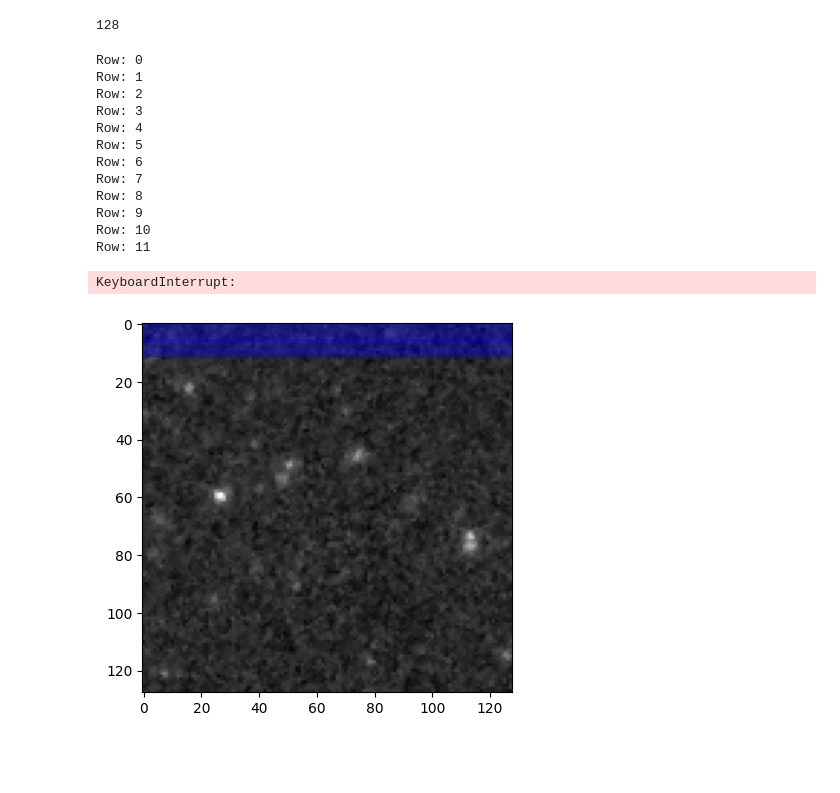
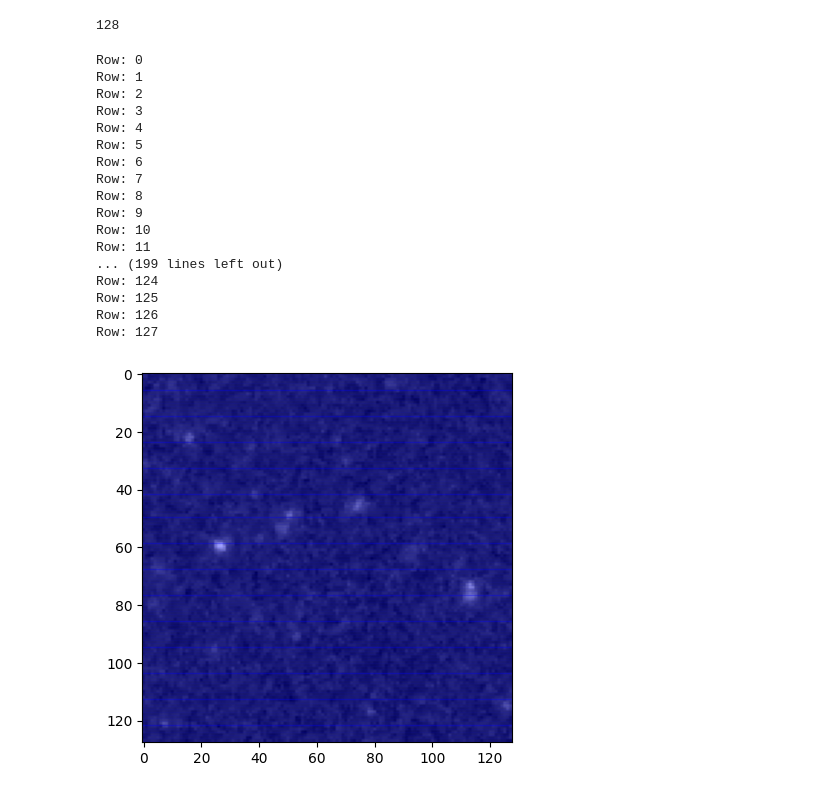
Before and after one commit to AuditoryVO/Hands_on_astronomical_data_sonification, a Jupyter notebook: SESSIONS/Session3/AstroImage_Sonification-Numpy.ipynb, the cells around one changed output. Drawn from its saved outputs; the diff is of its cells as text; code cells hidden in the pictures; blank space fills up the shorter version.

```diff
--- a/SESSIONS/Session3/AstroImage_Sonification-Numpy.ipynb
+++ b/SESSIONS/Session3/AstroImage_Sonification-Numpy.ipynb
@@ -109,7 +109,7 @@ with midiout:
 
                 midiout.send_message(note_on)
                 #midiout.send_message(note_off)
-
+            '''
             if low_threshold < normalized_brights[y][x] < high_threshold:    #Faint objects
 
                 #note on: channel (ch1=0x90)/ note / velocity
@@ -122,33 +122,40 @@ with midiout:
             if  normalized_brights[y][x] < low_threshold:    #Background noise
 
                 #note on: channel (ch1=0x90)/ note / velocity
                 note_on = [0x92, note, amplitude]
                 #note_off = [0x81, note, amplitude]  # Note off on same channel/note
 
                 midiout.send_message(note_on)
                 #midiout.send_message(note_off)
-
+        '''
         img = cv2.imread("image.png")
         cv2.imshow(window_name, img)
 
         print ("Row:", y)
         time.sleep(.25)
         # IMPORTANT: Process window events, small delay (1 ms)
         if cv2.waitKey(1) & 0xFF == ord('q'):
             break
     cv2.waitKey(1)
+    for chord in chords:
+        note_off = [0x80, chord, 0]  # Note off on same channel/note
+        midiout.send_message(note_off)
 # %% [output]
 Row: 0
 Row: 1
 Row: 2
 Row: 3
 Row: 4
 Row: 5
 Row: 6
 Row: 7
 Row: 8
 Row: 9
 Row: 10
 Row: 11
+... (199 lines left out)
+Row: 124
+Row: 125
+Row: 126
+Row: 127
-KeyboardInterrupt:
-[figure, old version]
+[figure, new version]
```
